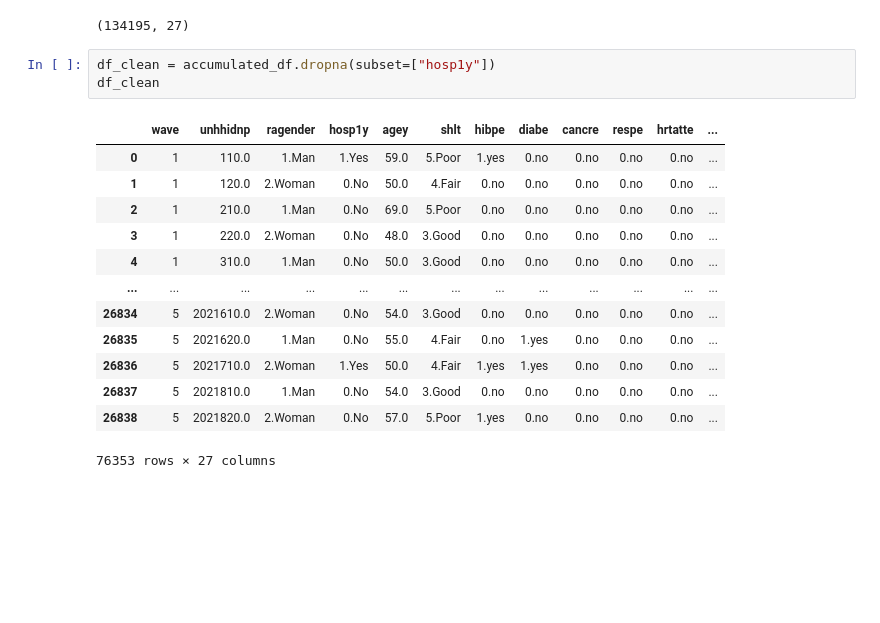
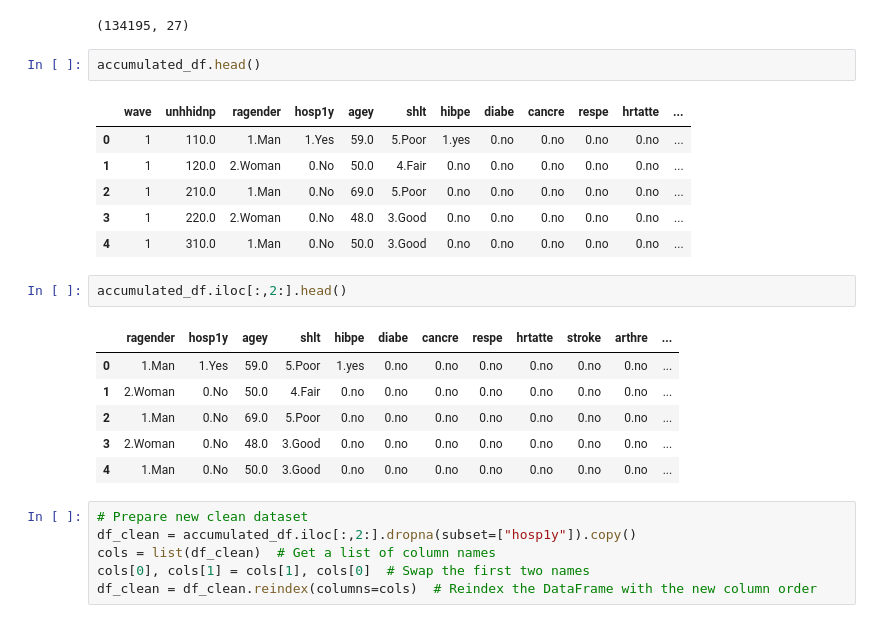
Before and after one commit to giraldiego/HPEP_project, a Jupyter notebook: EDA.ipynb, the cells around one changed output. Saved outputs shown, nothing was run; the diff lists cells and outputs as text; blank space fills up the shorter version.

```diff
--- a/EDA.ipynb
+++ b/EDA.ipynb
@@ -290,20 +290,27 @@ for wave in range(1, 6):
 accumulated_df.shape
 # %% [output]
 (134195, 27)
-# %%
-df_clean = accumulated_df.dropna(subset=["hosp1y"])
-df_clean
-# %% [output]
-|  | wave | unhhidnp | ragender | hosp1y | agey | shlt | hibpe | diabe | cancre | respe | hrtatte | ... |
-| 0 | 1 | 110.0 | 1.Man | 1.Yes | 59.0 | 5.Poor | 1.yes | 0.no | 0.no | 0.no | 0.no | ... |
-| 1 | 1 | 120.0 | 2.Woman | 0.No | 50.0 | 4.Fair | 0.no | 0.no | 0.no | 0.no | 0.no | ... |
-| 2 | 1 | 210.0 | 1.Man | 0.No | 69.0 | 5.Poor | 0.no | 0.no | 0.no | 0.no | 0.no | ... |
-| 3 | 1 | 220.0 | 2.Woman | 0.No | 48.0 | 3.Good | 0.no | 0.no | 0.no | 0.no | 0.no | ... |
-| 4 | 1 | 310.0 | 1.Man | 0.No | 50.0 | 3.Good | 0.no | 0.no | 0.no | 0.no | 0.no | ... |
-| ... | ... | ... | ... | ... | ... | ... | ... | ... | ... | ... | ... | ... |
-| 26834 | 5 | 2021610.0 | 2.Woman | 0.No | 54.0 | 3.Good | 0.no | 0.no | 0.no | 0.no | 0.no | ... |
-| 26835 | 5 | 2021620.0 | 1.Man | 0.No | 55.0 | 4.Fair | 0.no | 1.yes | 0.no | 0.no | 0.no | ... |
-| 26836 | 5 | 2021710.0 | 2.Woman | 1.Yes | 50.0 | 4.Fair | 1.yes | 1.yes | 0.no | 0.no | 0.no | ... |
-| 26837 | 5 | 2021810.0 | 1.Man | 0.No | 54.0 | 3.Good | 0.no | 0.no | 0.no | 0.no | 0.no | ... |
-| 26838 | 5 | 2021820.0 | 2.Woman | 0.No | 57.0 | 5.Poor | 1.yes | 0.no | 0.no | 0.no | 0.no | ... |
-76353 rows × 27 columns
+# %%
+accumulated_df.head()
+# %% [output]
+|  | wave | unhhidnp | ragender | hosp1y | agey | shlt | hibpe | diabe | cancre | respe | hrtatte | ... |
+| 0 | 1 | 110.0 | 1.Man | 1.Yes | 59.0 | 5.Poor | 1.yes | 0.no | 0.no | 0.no | 0.no | ... |
+| 1 | 1 | 120.0 | 2.Woman | 0.No | 50.0 | 4.Fair | 0.no | 0.no | 0.no | 0.no | 0.no | ... |
+| 2 | 1 | 210.0 | 1.Man | 0.No | 69.0 | 5.Poor | 0.no | 0.no | 0.no | 0.no | 0.no | ... |
+| 3 | 1 | 220.0 | 2.Woman | 0.No | 48.0 | 3.Good | 0.no | 0.no | 0.no | 0.no | 0.no | ... |
+| 4 | 1 | 310.0 | 1.Man | 0.No | 50.0 | 3.Good | 0.no | 0.no | 0.no | 0.no | 0.no | ... |
+# %%
+accumulated_df.iloc[:,2:].head()
+# %% [output]
+|  | ragender | hosp1y | agey | shlt | hibpe | diabe | cancre | respe | hrtatte | stroke | arthre | ... |
+| 0 | 1.Man | 1.Yes | 59.0 | 5.Poor | 1.yes | 0.no | 0.no | 0.no | 0.no | 0.no | 0.no | ... |
+| 1 | 2.Woman | 0.No | 50.0 | 4.Fair | 0.no | 0.no | 0.no | 0.no | 0.no | 0.no | 0.no | ... |
+| 2 | 1.Man | 0.No | 69.0 | 5.Poor | 0.no | 0.no | 0.no | 0.no | 0.no | 0.no | 0.no | ... |
+| 3 | 2.Woman | 0.No | 48.0 | 3.Good | 0.no | 0.no | 0.no | 0.no | 0.no | 0.no | 0.no | ... |
+| 4 | 1.Man | 0.No | 50.0 | 3.Good | 0.no | 0.no | 0.no | 0.no | 0.no | 0.no | 0.no | ... |
+# %%
+# Prepare new clean dataset
+df_clean = accumulated_df.iloc[:,2:].dropna(subset=["hosp1y"]).copy()
+cols = list(df_clean)  # Get a list of column names
+cols[0], cols[1] = cols[1], cols[0]  # Swap the first two names
+df_clean = df_clean.reindex(columns=cols)  # Reindex the DataFrame with the new column order
```
Also changed, not shown: parts of 24 cells of this notebook.
